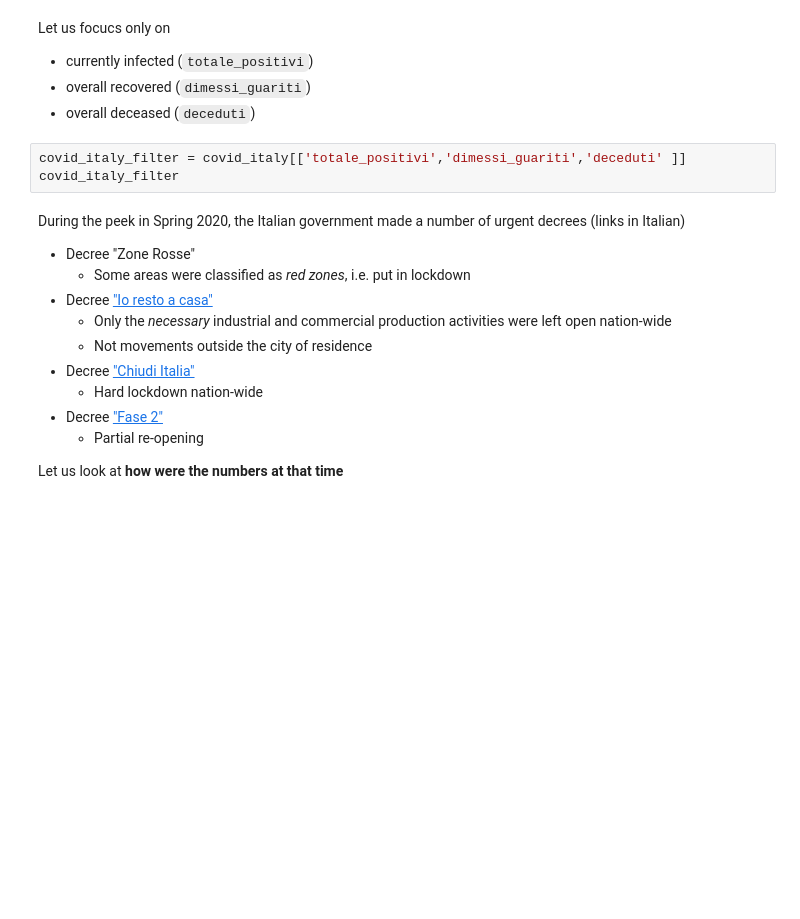
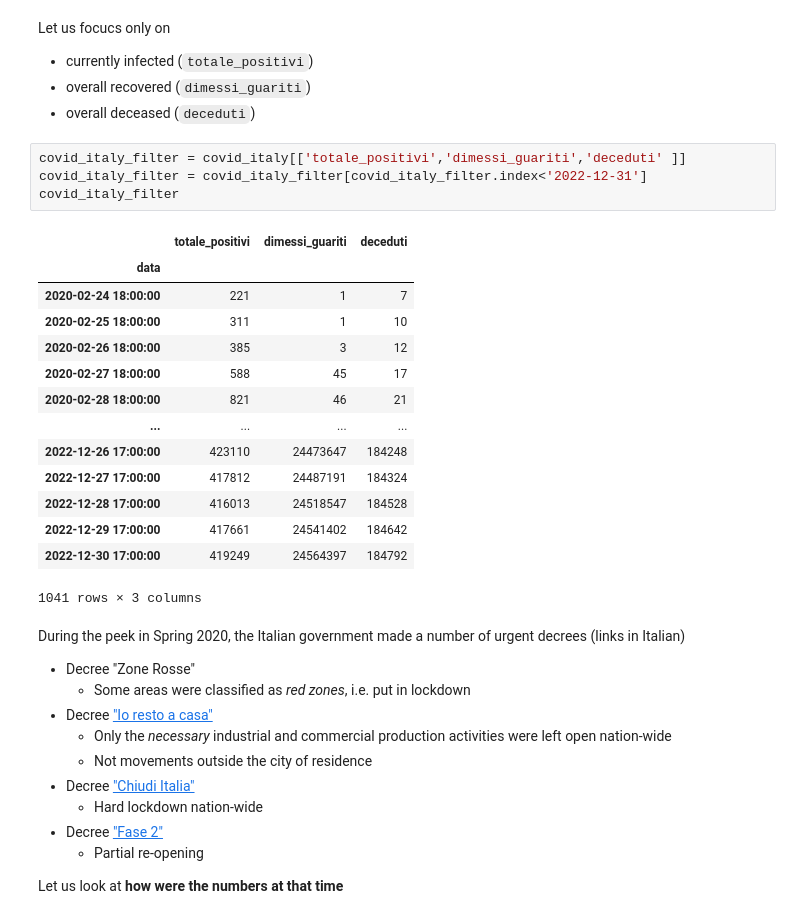
Before and after one commit to dipialx/Corso-Python, a Jupyter notebook: Lezione3.ipynb, the cells around one changed output. Cells and saved outputs as stored; diff of their text form; blank space fills up the shorter version.

```diff
--- a/Lezione3.ipynb
+++ b/Lezione3.ipynb
@@ -3422,7 +3613,23 @@ Let us focucs only on
 - overall deceased (`deceduti`)
 # %%
 covid_italy_filter = covid_italy[['totale_positivi','dimessi_guariti','deceduti' ]]
+covid_italy_filter = covid_italy_filter[covid_italy_filter.index<'2022-12-31']
 covid_italy_filter
+# %% [output]
+|  | totale_positivi | dimessi_guariti | deceduti |
+| data |  |  |  |
+| 2020-02-24 18:00:00 | 221 | 1 | 7 |
+| 2020-02-25 18:00:00 | 311 | 1 | 10 |
+| 2020-02-26 18:00:00 | 385 | 3 | 12 |
+| 2020-02-27 18:00:00 | 588 | 45 | 17 |
+| 2020-02-28 18:00:00 | 821 | 46 | 21 |
+| ... | ... | ... | ... |
+| 2022-12-26 17:00:00 | 423110 | 24473647 | 184248 |
+| 2022-12-27 17:00:00 | 417812 | 24487191 | 184324 |
+| 2022-12-28 17:00:00 | 416013 | 24518547 | 184528 |
+| 2022-12-29 17:00:00 | 417661 | 24541402 | 184642 |
+| 2022-12-30 17:00:00 | 419249 | 24564397 | 184792 |
+1041 rows × 3 columns
 # %% [markdown]
 During the peek in Spring 2020, the Italian government made a number of urgent decrees (links in Italian)
 - Decree "Zone Rosse"
```
Also changed, not shown: parts of 39 cells of this notebook, 2 other files.
